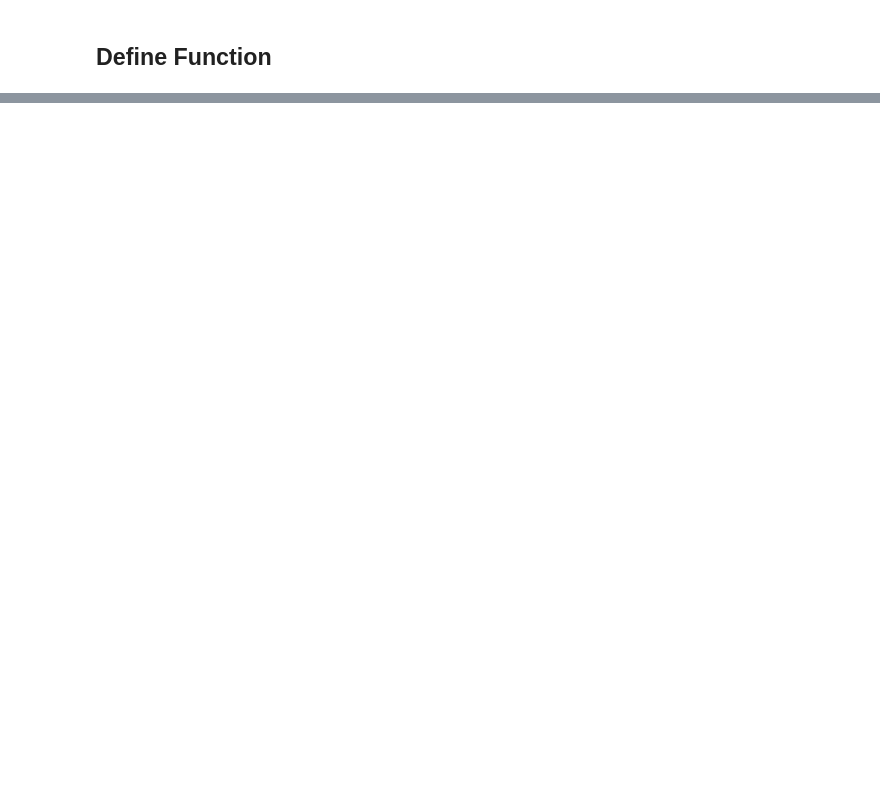
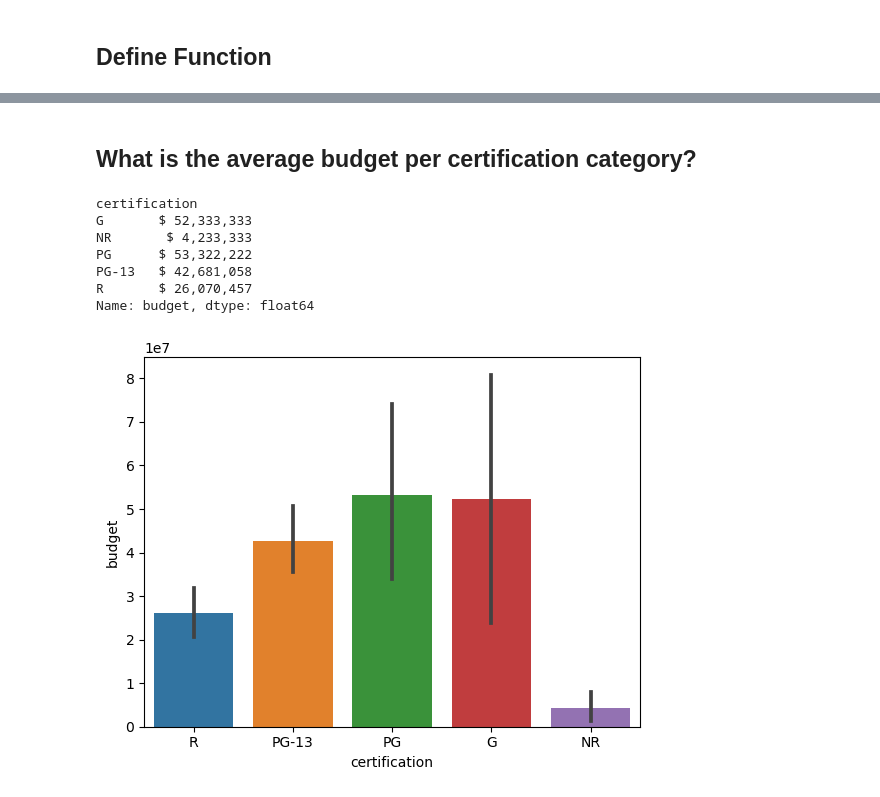
Before and after one commit to brittanymlassiter/Project-2, a Jupyter notebook: Project 2 Part 3A.ipynb, the cells around one changed output, grey strips where cells are left out. Saved outputs shown, nothing was run; the diff lists cells and outputs as text; code cells hidden in the pictures; blank space fills up the shorter version.

```diff
--- a/Project 2 Part 3A.ipynb
+++ b/Project 2 Part 3A.ipynb
@@ -120,0 +299,16 @@ def write_json(new_data, filename):
+# %% [markdown]
+## What is the average budget per certification category?
+# %%
+with pd.option_context('display.float_format',lambda x: f"$ {x:,.0f}"):
+    display(df.groupby('certification')['budget'].mean())
+
+sns.barplot(data=df, x='certification', y='budget');
+# %% [output]
+certification
+G       $ 52,333,333
+NR       $ 4,233,333
+PG      $ 53,322,222
+PG-13   $ 42,681,058
+R       $ 26,070,457
+Name: budget, dtype: float64
+[figure, added]
```
Also changed, not shown: parts of 29 cells of this notebook, 6 other files.
